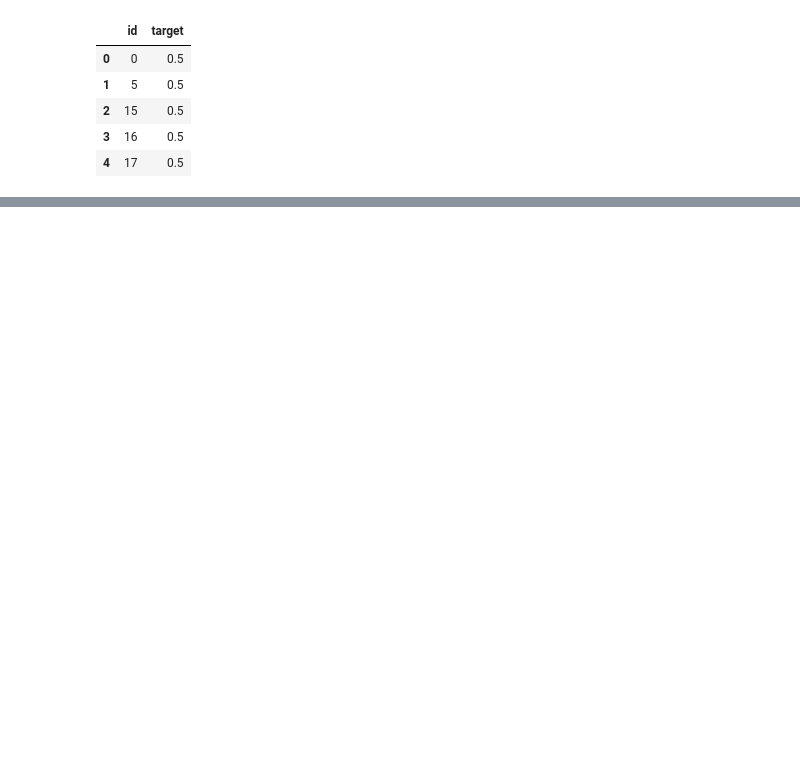
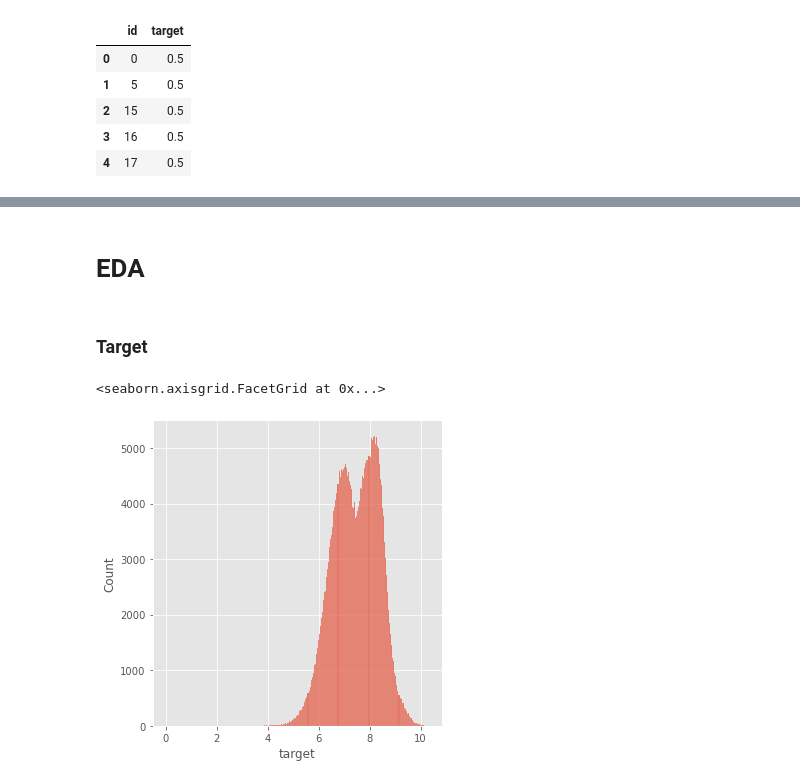
Before and after one commit to KickItLikeShika/cracking-kaggle-competitions, a Jupyter notebook: Classical ML competitions/Regression competitions/Tabular Playgournd Series - Feb 2021/TabularPlaygroundFeb2021.ipynb, the cells around one changed output, grey strips where cells are left out. Drawn from its saved outputs; the diff is of its cells as text; code cells hidden in the pictures; blank space fills up the shorter version.

```diff
--- a/Classical ML competitions/Regression competitions/Tabular Playgournd Series - Feb 2021/TabularPlaygroundFeb2021.ipynb
+++ b/Classical ML competitions/Regression competitions/Tabular Playgournd Series - Feb 2021/TabularPlaygroundFeb2021.ipynb
@@ -53,0 +120,5 @@ sample.head()
+# %%
+print(train.shape)
+todrop = train[train['cat6'] == 'G'].index
+train.drop(todrop, axis=0, inplace=True)
+print(train.shape)
@@ -53,0 +149,9 @@ sample.head()
+# %% [markdown]
+# EDA
+# %% [markdown]
+### Target
+# %%
+sns.displot(train['target'])
+# %% [output]
+<seaborn.axisgrid.FacetGrid at 0x...>
+[figure, added]
```
Also changed, not shown: parts of 131 cells of this notebook.
